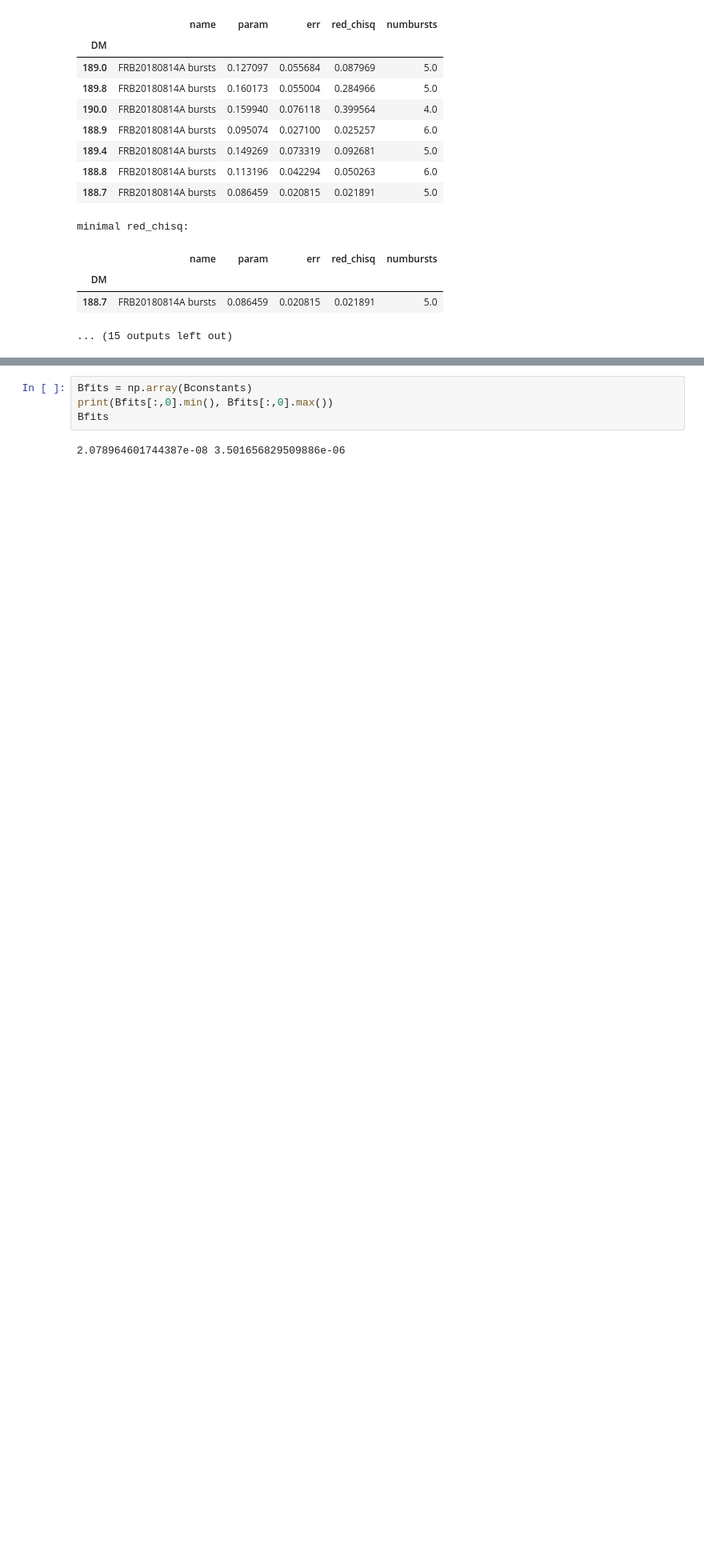
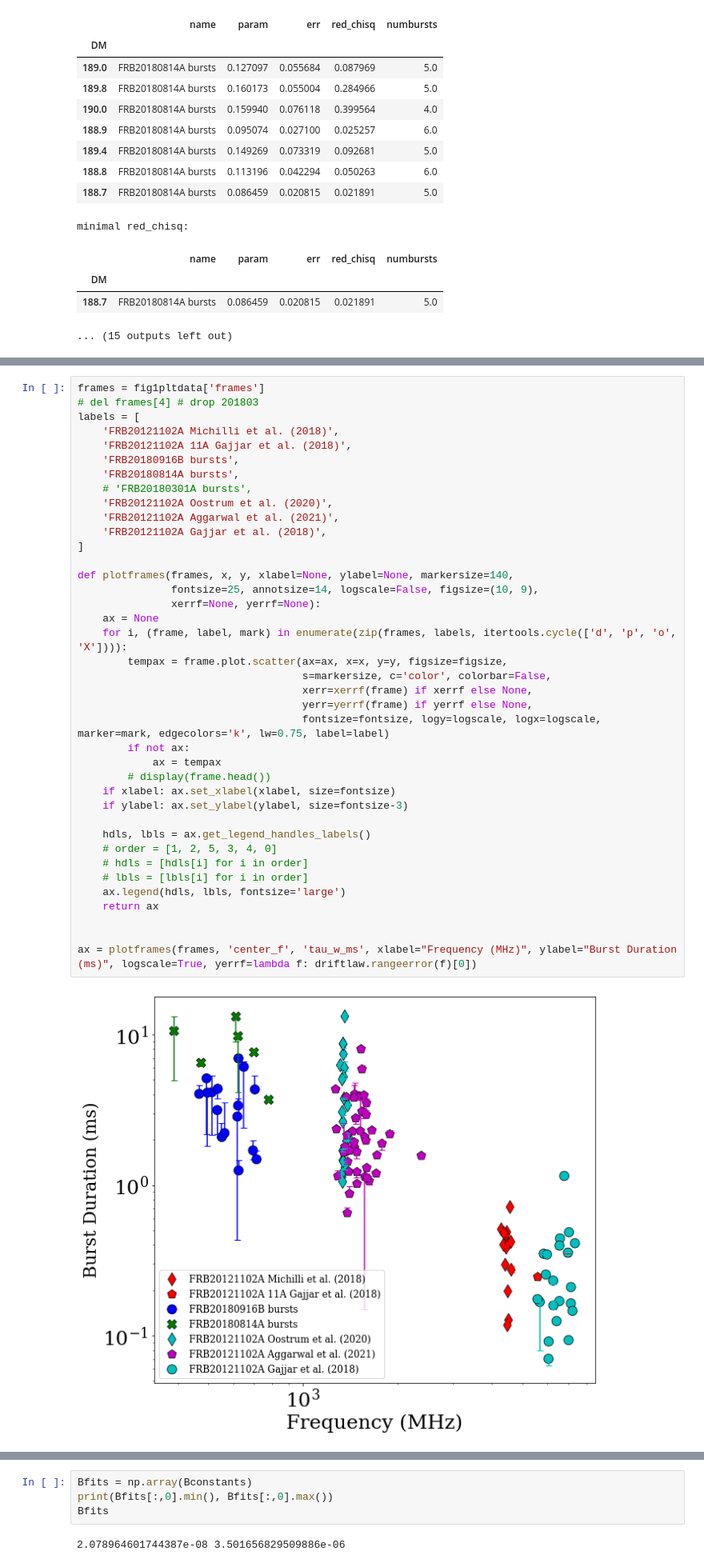
Before and after one commit to mef51/frbgui, a Jupyter notebook: PaperFigures.ipynb, the cells around one changed output, grey strips where cells are left out. Shown: that part at 80% size. Cells and saved outputs as stored; diff of their text form; blank space fills up the shorter version.

```diff
--- a/PaperFigures.ipynb
+++ b/PaperFigures.ipynb
@@ -396,0 +434,41 @@ minimal red_chisq:
+# %%
+frames = fig1pltdata['frames']
+# del frames[4] # drop 201803
+labels = [
+    'FRB20121102A Michilli et al. (2018)',
+    'FRB20121102A 11A Gajjar et al. (2018)',
+    'FRB20180916B bursts',
+    'FRB20180814A bursts',
+    # 'FRB20180301A bursts',
+    'FRB20121102A Oostrum et al. (2020)',
+    'FRB20121102A Aggarwal et al. (2021)',
+    'FRB20121102A Gajjar et al. (2018)',
+]
+
+def plotframes(frames, x, y, xlabel=None, ylabel=None, markersize=140,
+               fontsize=25, annotsize=14, logscale=False, figsize=(10, 9),
+               xerrf=None, yerrf=None):
+    ax = None
+    for i, (frame, label, mark) in enumerate(zip(frames, labels, itertools.cycle(['d', 'p', 'o', 'X']))):
+        tempax = frame.plot.scatter(ax=ax, x=x, y=y, figsize=figsize,
+                                    s=markersize, c='color', colorbar=False,
+                                    xerr=xerrf(frame) if xerrf else None,
+                                    yerr=yerrf(frame) if yerrf else None,
+                                    fontsize=fontsize, logy=logscale, logx=logscale, marker=mark, edgecolors='k', lw=0.75, label=label)
+        if not ax:
+            ax = tempax
+        # display(frame.head())
+    if xlabel: ax.set_xlabel(xlabel, size=fontsize)
+    if ylabel: ax.set_ylabel(ylabel, size=fontsize-3)
+
+    hdls, lbls = ax.get_legend_handles_labels()
+    # order = [1, 2, 5, 3, 4, 0]
+    # hdls = [hdls[i] for i in order]
+    # lbls = [lbls[i] for i in order]
+    ax.legend(hdls, lbls, fontsize='large')
+    return ax
+
+
+ax = plotframes(frames, 'center_f', 'tau_w_ms', xlabel="Frequency (MHz)", ylabel="Burst Duration (ms)", logscale=True, yerrf=lambda f: driftlaw.rangeerror(f)[0])
+# %% [output]
+[figure, added]
```
Also changed, not shown: parts of 9 cells of this notebook, 5 other files.
